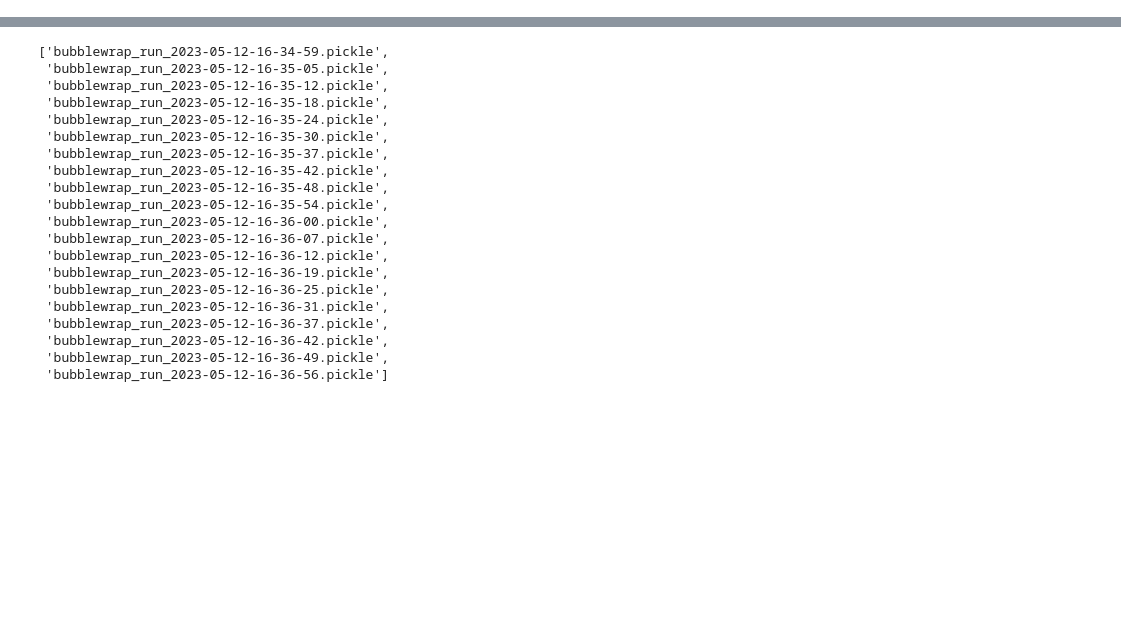
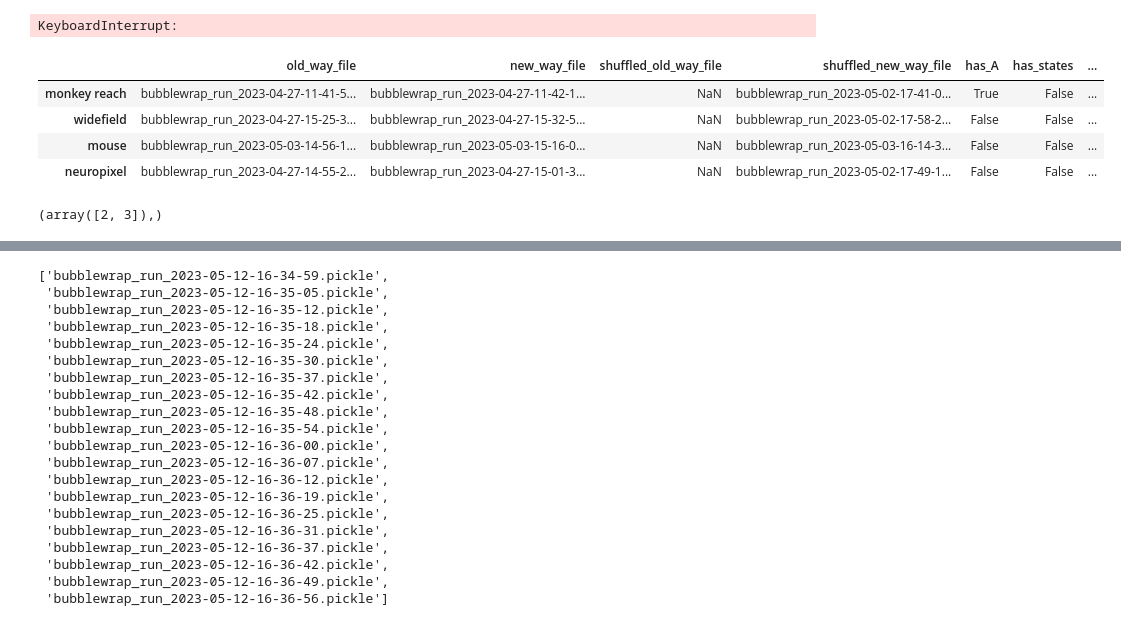
Before and after one commit to draeloslab/Bubblewrap, a Jupyter notebook: generated/bubblewrap_runs/Replicating Figure 5.ipynb, the cells around one changed output, grey strips where cells are left out. Cells and saved outputs as stored; diff of their text form; code cells hidden in the pictures; blank space fills up the shorter version.

```diff
--- a/generated/bubblewrap_runs/Replicating Figure 5.ipynb
+++ b/generated/bubblewrap_runs/Replicating Figure 5.ipynb
@@ -19,0 +26,60 @@ from scripts.run_bubblewrap import BubblewrapRun
+# %%
+br = simple_run("../datasets/jpca_reduced.npy", dict(default_rwd_parameters))
+br.outfile
+# %% [output]
+KeyboardInterrupt:
+# %%
+datasets = pd.DataFrame(columns=["old_way_file", "new_way_file", "shuffled_old_way_file", "shuffled_new_way_file", "has_A", "has_states", "sampling_rate"])
+
+
+datasets.loc['monkey reach'] = \
+    dict(
+        old_way_file = "bubblewrap_run_2023-04-27-11-41-57.pickle",
+        new_way_file = "bubblewrap_run_2023-04-27-11-42-12.pickle",
+        shuffled_new_way_file = 'bubblewrap_run_2023-05-02-17-41-05.pickle',
+        has_A = True,
+        has_states = False,
+        sampling_rate=100,
+    )
+
+datasets.loc['widefield'] = \
+    dict(
+        old_way_file = 'bubblewrap_run_2023-04-27-15-25-37.pickle',
+        new_way_file = 'bubblewrap_run_2023-04-27-15-32-54.pickle',
+        shuffled_new_way_file = 'bubblewrap_run_2023-05-02-17-58-25.pickle',
+        has_A = False,
+        has_states = False,
+        sampling_rate = 30,
+    )
+
+datasets.loc['mouse'] = \
+    dict(
+        old_way_file = 'bubblewrap_run_2023-05-03-14-56-18.pickle',
+        new_way_file ='bubblewrap_run_2023-05-03-15-16-01.pickle',
+        shuffled_new_way_file = 'bubblewrap_run_2023-05-03-16-14-39.pickle',
+        has_A = False,
+        has_states = False,
+        sampling_rate = 30,
+    )
+
+datasets.loc['neuropixel'] = \
+    dict(
+        old_way_file = 'bubblewrap_run_2023-04-27-14-55-21.pickle',
+        new_way_file = 'bubblewrap_run_2023-04-27-15-01-37.pickle',
+        shuffled_new_way_file = 'bubblewrap_run_2023-05-02-17-49-17.pickle',
+        has_A = False,
+        has_states = False,
+        sampling_rate=33.3,
+    )
+# %%
+datasets
+# %% [output]
+|  | old_way_file | new_way_file | shuffled_old_way_file | shuffled_new_way_file | has_A | has_states | ... |
+| monkey reach | bubblewrap_run_2023-04-27-11-41-5... | bubblewrap_run_2023-04-27-11-42-1... | NaN | bubblewrap_run_2023-05-02-17-41-0... | True | False | ... |
+| widefield | bubblewrap_run_2023-04-27-15-25-3... | bubblewrap_run_2023-04-27-15-32-5... | NaN | bubblewrap_run_2023-05-02-17-58-2... | False | False | ... |
+| mouse | bubblewrap_run_2023-05-03-14-56-1... | bubblewrap_run_2023-05-03-15-16-0... | NaN | bubblewrap_run_2023-05-03-16-14-3... | False | False | ... |
+| neuropixel | bubblewrap_run_2023-04-27-14-55-2... | bubblewrap_run_2023-04-27-15-01-3... | NaN | bubblewrap_run_2023-05-02-17-49-1... | False | False | ... |
+# %%
+np.nonzero(np.isnan([0,0,np.nan, np.nan]))
+# %% [output]
+(array([2, 3]),)
```
Also changed, not shown: parts of 5 cells of this notebook, 3 other files.
